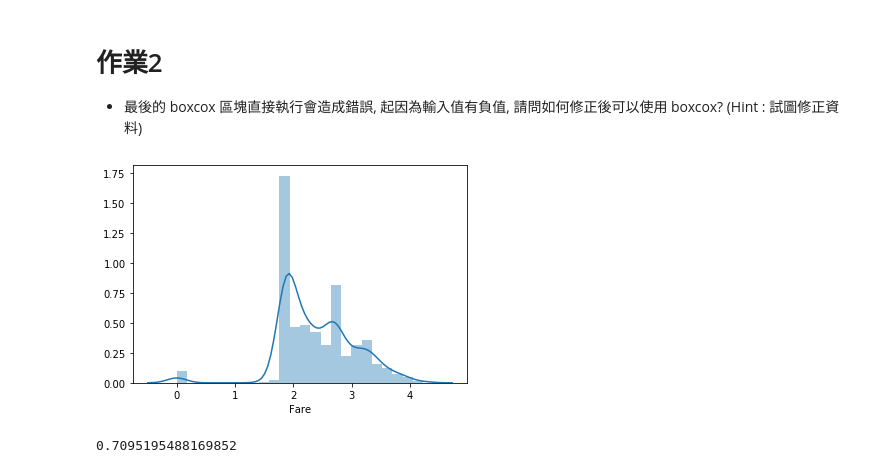
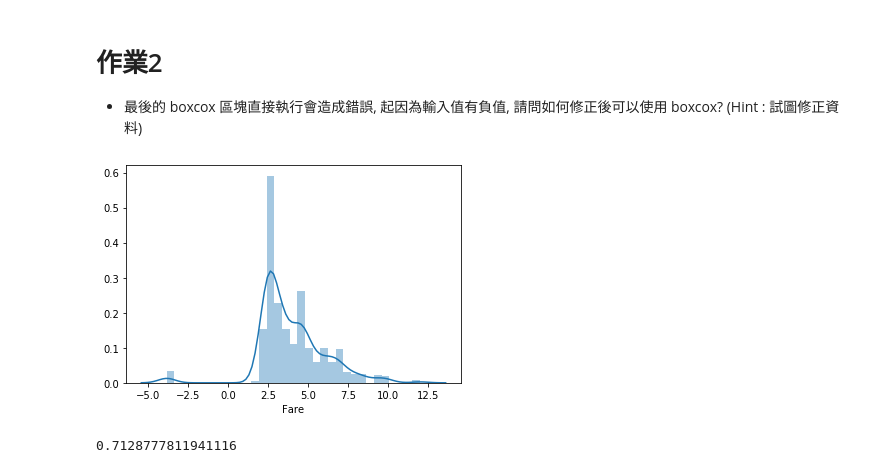
Before and after one commit to amonre1008/4th-ML100Days, a Jupyter notebook: homework/Day_023_HW.ipynb, the cells around one changed output. Saved outputs shown, nothing was run; the diff lists cells and outputs as text; code cells hidden in the pictures.

```diff
--- a/homework/Day_023_HW.ipynb
+++ b/homework/Day_023_HW.ipynb
@@ -98,19 +98,19 @@ cross_val_score(estimator, train_X, train_Y, cv=5).mean()
 # %%
 # 將 Fare 取 boxcox 後, 看散佈圖, 並計算分數 (執行會有 error, 請試圖修正)
 from scipy import stats
 df_fixed = copy.deepcopy(df)
 """
 Your Code Here, fix the error
 """
-df_fixed['Fare'] = df_fixed['Fare'] + 1
+df_fixed['Fare'] = df_fixed['Fare'] + 0.001
 df_fixed['Fare'] = stats.boxcox(df_fixed['Fare'])[0]
 sns.distplot(df_fixed['Fare'][:train_num])
 plt.show()
 
 df_fixed = MMEncoder.fit_transform(df_fixed)
 train_X = df_fixed[:train_num]
 estimator = LogisticRegression()
 cross_val_score(estimator, train_X, train_Y, cv=5).mean()
 # %% [output]
-[figure, old version]
+[figure, new version]
-0.7095195488169852
+0.7128777811941116
```
Also changed, not shown: parts of 1 cell of this notebook.
